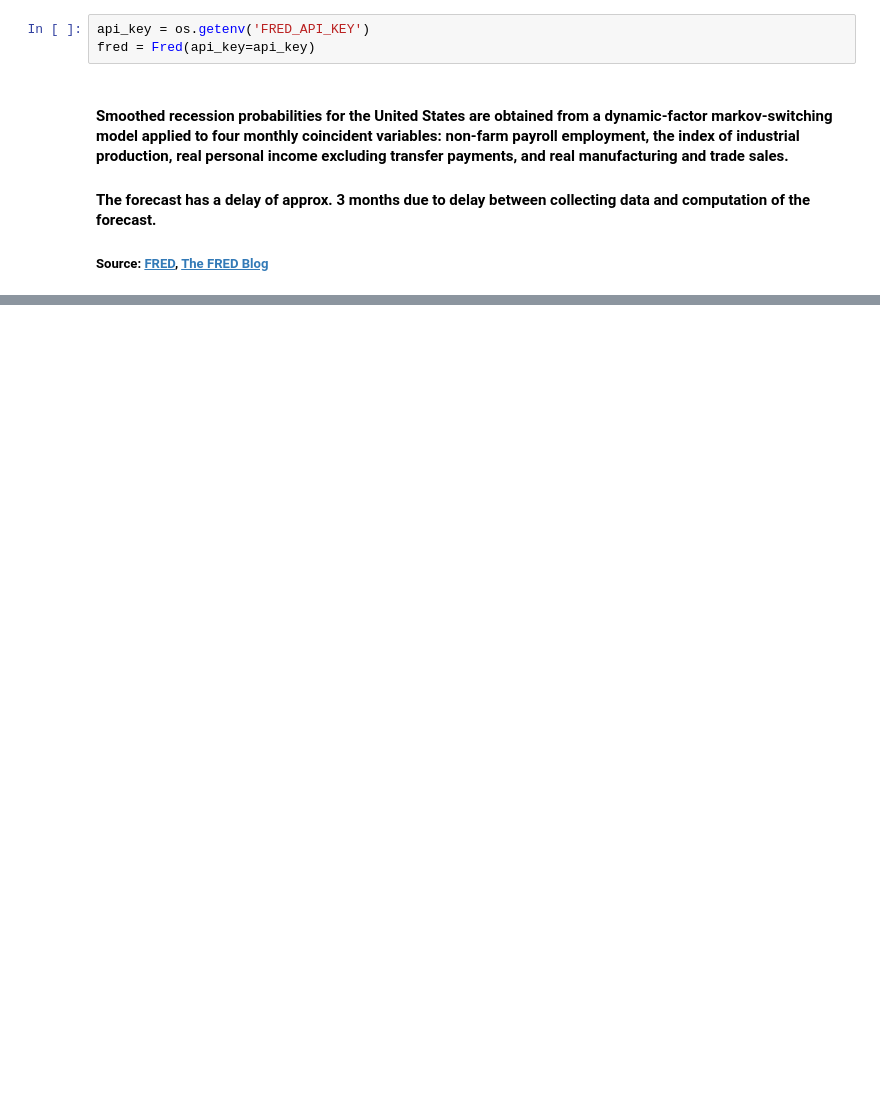
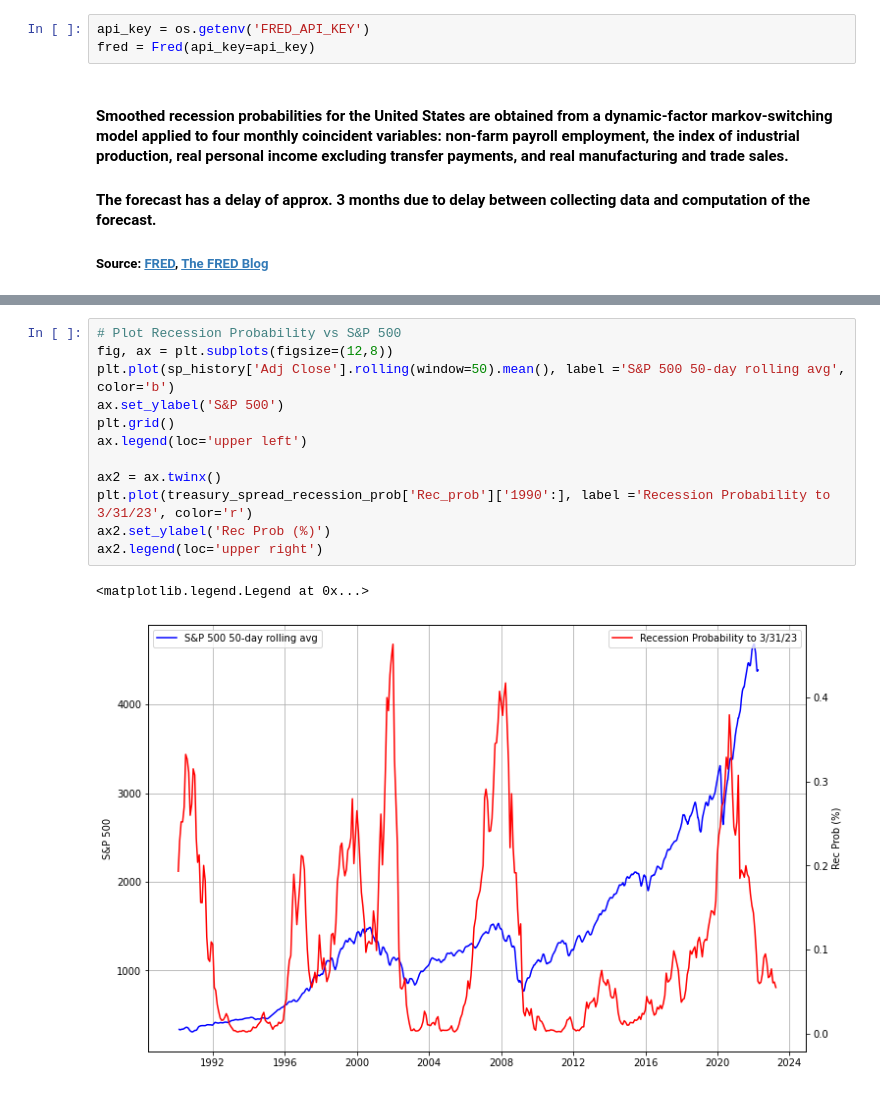
Before and after one commit to dbogatic/economic-indicators, a Jupyter notebook: recession_probability.ipynb, the cells around one changed output, grey strips where cells are left out. Drawn from its saved outputs; the diff is of its cells as text; blank space fills up the shorter version.

```diff
--- a/recession_probability.ipynb
+++ b/recession_probability.ipynb
@@ -96,0 +169,15 @@ ax2.axhline(y=20)
+# %%
+# Plot Recession Probability vs S&P 500
+fig, ax = plt.subplots(figsize=(12,8))
+plt.plot(sp_history['Adj Close'].rolling(window=50).mean(), label ='S&P 500 50-day rolling avg', color='b')
+ax.set_ylabel('S&P 500')
+plt.grid()
+ax.legend(loc='upper left')
+
+ax2 = ax.twinx()
+plt.plot(treasury_spread_recession_prob['Rec_prob']['1990':], label ='Recession Probability to 3/31/23', color='r')
+ax2.set_ylabel('Rec Prob (%)')
+ax2.legend(loc='upper right')
+# %% [output]
+<matplotlib.legend.Legend at 0x...>
+[figure, added]
```
Also changed, not shown: parts of 14 cells of this notebook, 10 other files.
